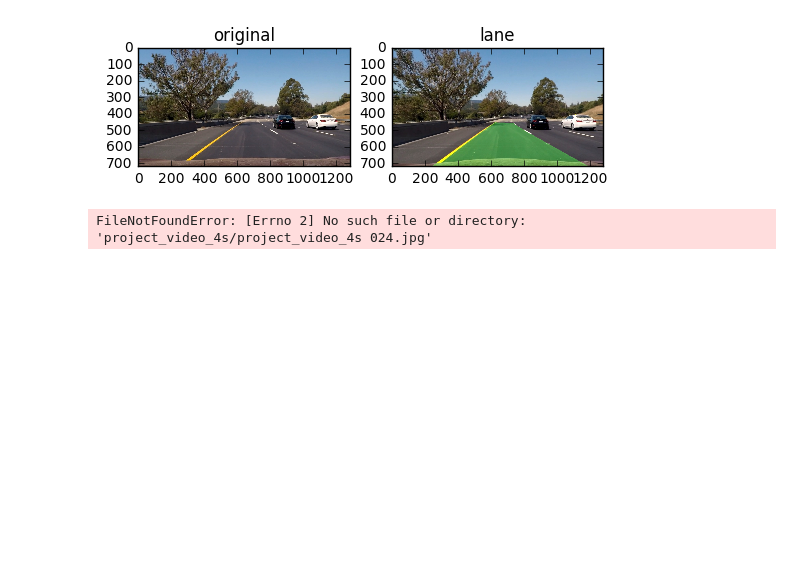
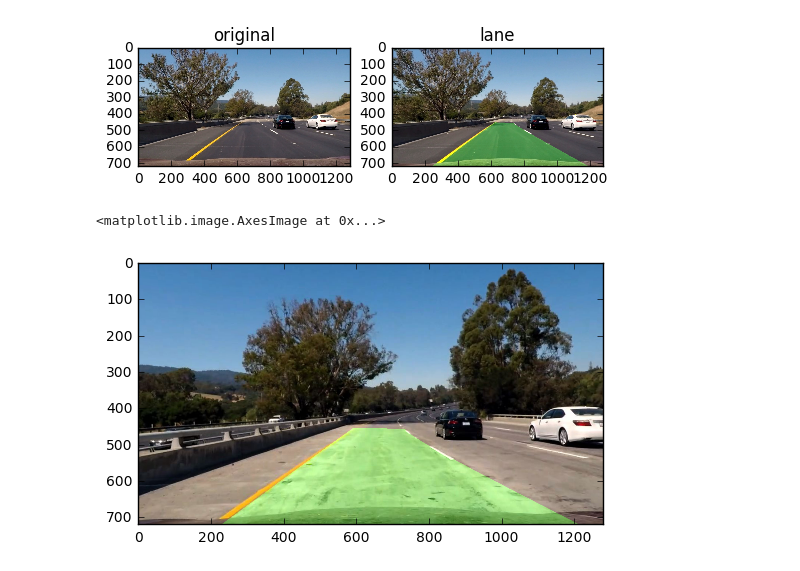
Before and after one commit to xysun/CarND-AdvancedLaneFinding-P4, a Jupyter notebook: P4 Pipeline.ipynb, the cells around one changed output. Saved outputs shown, nothing was run; the diff lists cells and outputs as text; code cells hidden in the pictures; blank space fills up the shorter version.

```diff
--- a/P4 Pipeline.ipynb
+++ b/P4 Pipeline.ipynb
@@ -46,26 +46,21 @@ def undistort(img):
     return cv2.undistort(img, mtx, dist, None, mtx)
 
 def color_threshold(img):
-    # R or S
-    # use sobelx + S
-    # get RGB and HLS
+    # R + U
     R = img[:,:,0]
-    hls = cv2.cvtColor(img, cv2.COLOR_RGB2HLS)
-    S = hls[:,:,2]
+    luv = cv2.cvtColor(img, cv2.COLOR_RGB2LUV)
+    U = luv[:,:,1]
 
-    #R: red
     r_thresh = (200, 255)
     r_binary = np.zeros_like(R)
     r_binary[(R > r_thresh[0]) & (R <= r_thresh[1])] = 1
 
-    #S: white
-    s_thresh = (90, 255)
-    s_binary = np.zeros_like(S)
-    s_binary[(S > s_thresh[0]) & (S <= s_thresh[1])] = 1
+    u_thresh = (120, 255)
+    u_binary = np.zeros_like(U)
+    u_binary[(U > u_thresh[0]) & (U <= u_thresh[1])] = 1
 
-    # stack R and S
-    combined_binary = np.zeros_like(S)
-    combined_binary[((s_binary == 1) | (r_binary == 1))] = 1
+    combined_binary = np.zeros_like(R)
+    combined_binary[((u_binary == 1) | (r_binary == 1))] = 1
     return combined_binary
 
 def region_mask(img):
@@ -77,8 +72,8 @@ def region_mask(img):
 
     lower_left  = (x_buffer,       ysize)
     lower_right = (xsize-x_buffer, ysize)
-    top_left    = (xsize/2-10,     ysize/2+60) # normally the horizon is towards the bottom half
-    top_right   = (xsize/2+10,     ysize/2+60)
+    top_left    = (xsize/2-10,     ysize/2+45) # normally the horizon is towards the bottom half
+    top_right   = (xsize/2+10,     ysize/2+45)
 
     vertices = np.array([[
                 lower_left,
@@ -257,7 +252,6 @@ class Line():
             self.best_fit_rights.append(right_fit)
             return left_fit, right_fit
         else:
-            margin = 200
             offset = 3
             try:
                 curvature = get_curvature(leftx,lefty,rightx,righty)
@@ -335,13 +329,13 @@ for idx, fname in enumerate(images):
 # %%
 line = Line()
 
-idx = 0
-fname = 'project_video_4s/project_video_4s 024.jpg'
+fname = 'input_sequence/problem_input 007.jpg'
 img = mpimg.imread(fname)
 lane = pipeline(img, line)
-plt.imshow(lane)
+plt.imshow(lane,cmap='gray')
 # %% [output]
-FileNotFoundError: [Errno 2] No such file or directory: 'project_video_4s/project_video_4s 024.jpg'
+<matplotlib.image.AxesImage at 0x...>
+[figure, added]
 # %%
 # Import everything needed to edit/save/watch video clips
 from moviepy.editor import VideoFileClip
```
Also changed, not shown: parts of 2 cells of this notebook, 1 other file.
